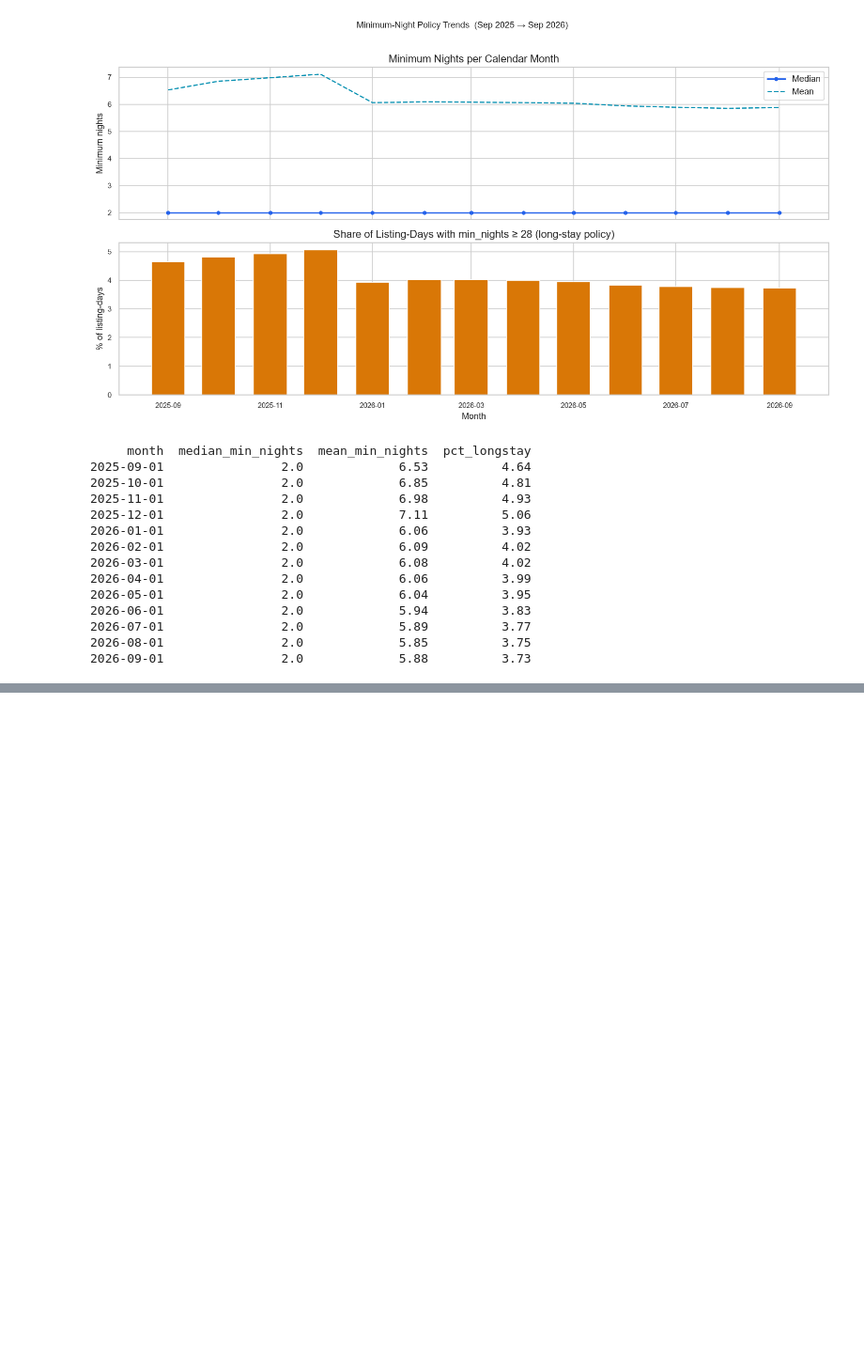
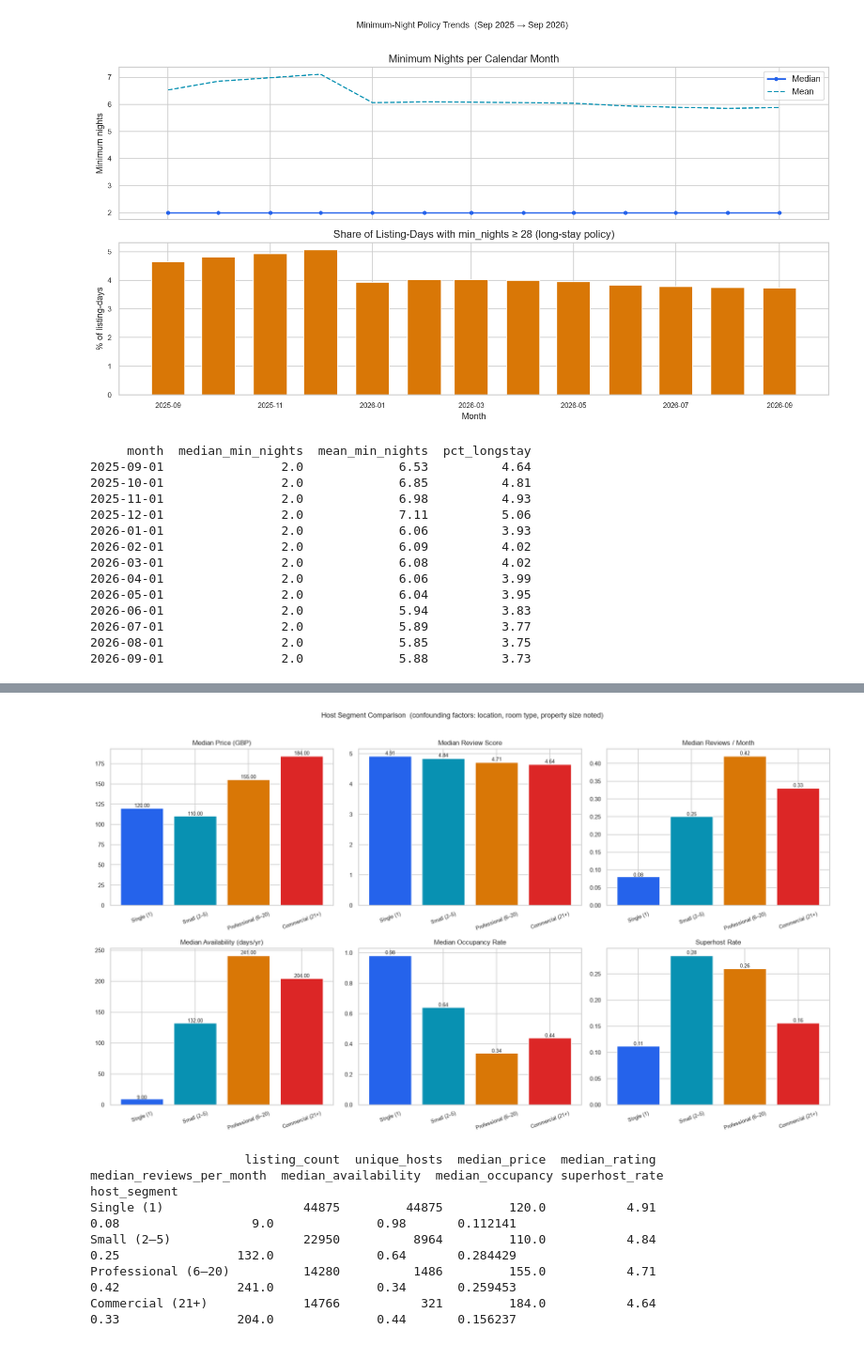
Before and after one commit to bavikaranyogeswaran/Airbnb-Multi-City-Data-Pipeline, a Jupyter notebook: notebooks/03_exploratory_data_analysis.ipynb, the cells around one changed output, grey strips where cells are left out. Shown at 94% size. Drawn from its saved outputs; the diff is of its cells as text; code cells hidden in the pictures; blank space fills up the shorter version.

Commit message:
add host supply analysis (segment comparison, response rate, market concentration)

```diff
--- a/notebooks/03_exploratory_data_analysis.ipynb
+++ b/notebooks/03_exploratory_data_analysis.ipynb
@@ -1229,0 +1238,58 @@ print(min_nights_monthly.to_string(index=False))
+# %%
+# ── Chart 19 — Detailed host-segment comparison (plan 9.2) ───────────────────
+# host_segment created in Step 2. Restate the order so this cell is self-contained.
+seg_order   = ["Single (1)", "Small (2–5)", "Professional (6–20)", "Commercial (21+)"]
+seg_colors  = ["#2563eb", "#0891b2", "#d97706", "#dc2626"]
+
+host_seg_detail = (
+    listings.groupby("host_segment")
+    .agg(
+        listing_count=("id", "count"),
+        unique_hosts=("host_id", "nunique"),
+        median_price=("price_numeric", "median"),
+        median_rating=("review_scores_rating", "median"),
+        median_reviews_per_month=("reviews_per_month_calc", "median"),
+        median_availability=("availability_365", "median"),
+        median_occupancy=("occupancy_proxy", "median"),
+        superhost_rate=("host_is_superhost", "mean"),
+    )
+    .reindex(seg_order)
+    .round(2)
+)
+host_seg_detail.to_csv(TABLES / "host_segment_comparison.csv")
+
+fig, axes = plt.subplots(2, 3, figsize=(16, 9))
+
+panel_metrics = [
+    ("median_price",              "Median Price (GBP)",          axes[0, 0]),
+    ("median_rating",             "Median Review Score",         axes[0, 1]),
+    ("median_reviews_per_month",  "Median Reviews / Month",      axes[0, 2]),
+    ("median_availability",       "Median Availability (days/yr)",axes[1, 0]),
+    ("median_occupancy",          "Median Occupancy Rate",       axes[1, 1]),
+    ("superhost_rate",            "Superhost Rate",              axes[1, 2]),
+]
+
+for col, title, ax in panel_metrics:
+    bars = ax.bar(seg_order, host_seg_detail[col], color=seg_colors)
+    ax.set_title(title, fontsize=10)
+    ax.tick_params(axis="x", labelrotation=20, labelsize=8)
+    for bar, v in zip(bars, host_seg_detail[col]):
+        if pd.notna(v):
+            ax.text(bar.get_x() + bar.get_width() / 2, bar.get_height() * 1.01,
+                    f"{v:.2f}", ha="center", fontsize=7.5)
+
+plt.suptitle("Host Segment Comparison  (confounding factors: location, room type, property size noted)",
+             fontsize=11, y=1.01)
+plt.tight_layout()
+plt.savefig(FIGS / "17_host_segment_comparison.png", dpi=150, bbox_inches="tight")
+plt.show()
+
+print(host_seg_detail.to_string())
+# %% [output]
+[figure, added]
+                     listing_count  unique_hosts  median_price  median_rating  median_reviews_per_month  median_availability  median_occupancy superhost_rate
+host_segment
+Single (1)                   44875         44875         120.0           4.91                      0.08                  9.0              0.98       0.112141
+Small (2–5)                  22950          8964         110.0           4.84                      0.25                132.0              0.64       0.284429
+Professional (6–20)          14280          1486         155.0           4.71                      0.42                241.0              0.34       0.259453
+Commercial (21+)             14766           321         184.0           4.64                      0.33                204.0              0.44       0.156237
```
Also changed, not shown: parts of 3 cells of this notebook, 6 other files.
